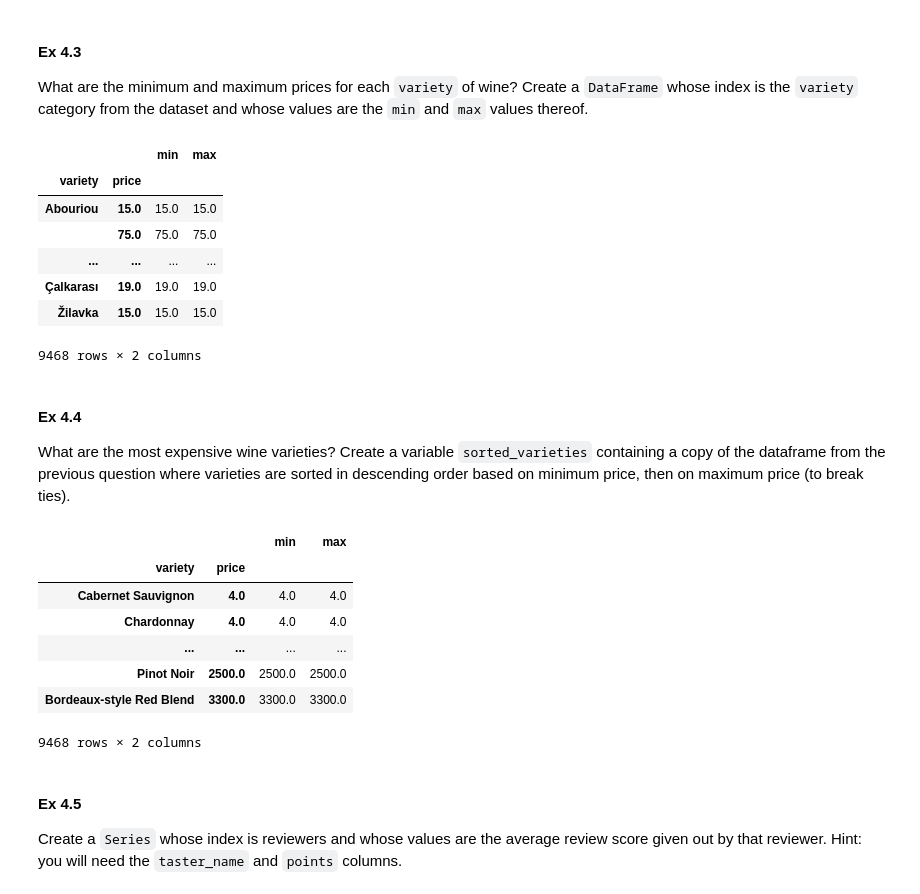
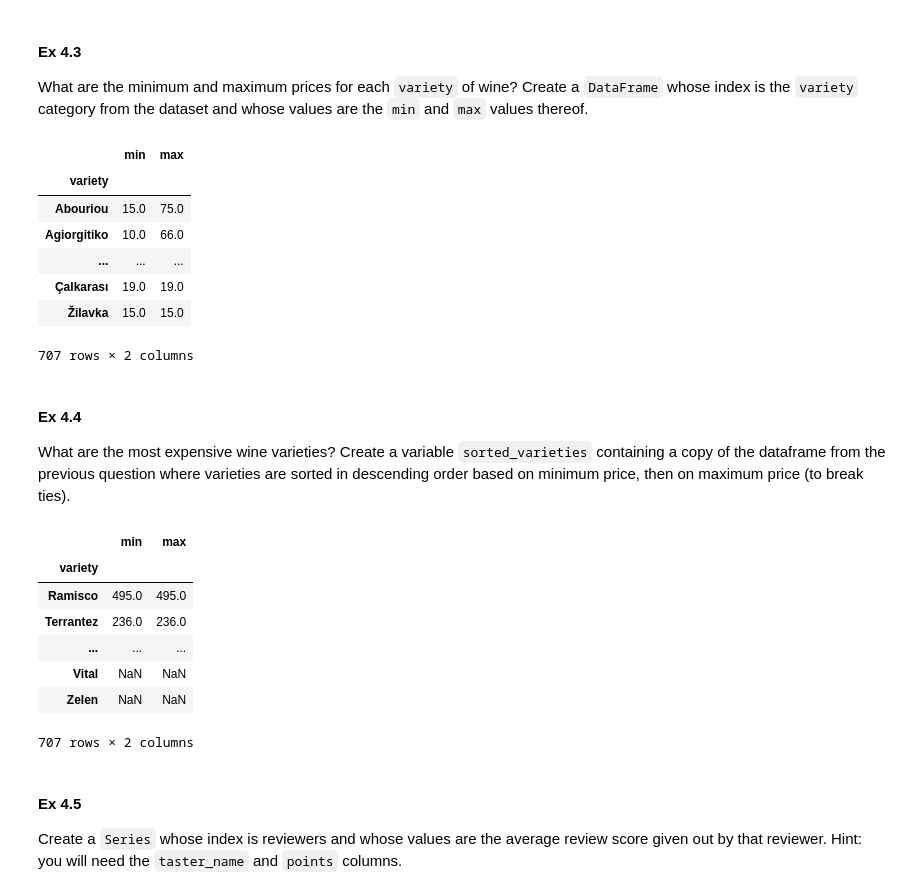
Before and after one commit to shuheng-mo/notes2021, a Jupyter notebook: notes/Modern Programming Methods/Lecture 6/lecture.ipynb, the cells around one changed output. Saved outputs shown, nothing was run; the diff lists cells and outputs as text; code cells hidden in the pictures.

```diff
--- a/notes/Modern Programming Methods/Lecture 6/lecture.ipynb
+++ b/notes/Modern Programming Methods/Lecture 6/lecture.ipynb
@@ -1134,34 +1140,34 @@ Name: points, Length: 390, dtype: int64
 What are the minimum and maximum prices for each `variety` of wine? Create a `DataFrame` whose index is the `variety` category from the dataset and whose values are the `min` and `max` values thereof.
 # %%
 ### Solution
-variety_wines = reviews.groupby(['variety','price']).price.agg(['min','max'])
+variety_wines = reviews.groupby('variety').price.agg(['min','max'])
 variety_wines
 # %% [output]
-|  |  | min | max |
-| variety | price |  |  |
-| Abouriou | 15.0 | 15.0 | 15.0 |
-|  | 75.0 | 75.0 | 75.0 |
-| ... | ... | ... | ... |
-| Çalkarası | 19.0 | 19.0 | 19.0 |
-| Žilavka | 15.0 | 15.0 | 15.0 |
+|  | min | max |
+| variety |  |  |
+| Abouriou | 15.0 | 75.0 |
+| Agiorgitiko | 10.0 | 66.0 |
+| ... | ... | ... |
+| Çalkarası | 19.0 | 19.0 |
+| Žilavka | 15.0 | 15.0 |
-9468 rows × 2 columns
+707 rows × 2 columns
 # %% [markdown]
 #### Ex 4.4
 
 What are the most expensive wine varieties? Create a variable `sorted_varieties` containing a copy of the dataframe from the previous question where varieties are sorted in descending order based on minimum price, then on maximum price (to break ties).
 # %%
 ### Solution
-sorted_varieties = variety_wines.sort_values(by=['min','max'])
+sorted_varieties = variety_wines.sort_values(by=['min','max'],ascending=False)
 sorted_varieties
 # %% [output]
-|  |  | min | max |
-| variety | price |  |  |
-| Cabernet Sauvignon | 4.0 | 4.0 | 4.0 |
-| Chardonnay | 4.0 | 4.0 | 4.0 |
-| ... | ... | ... | ... |
-| Pinot Noir | 2500.0 | 2500.0 | 2500.0 |
-| Bordeaux-style Red Blend | 3300.0 | 3300.0 | 3300.0 |
+|  | min | max |
+| variety |  |  |
+| Ramisco | 495.0 | 495.0 |
+| Terrantez | 236.0 | 236.0 |
+| ... | ... | ... |
+| Vital | NaN | NaN |
+| Zelen | NaN | NaN |
-9468 rows × 2 columns
+707 rows × 2 columns
 # %% [markdown]
 #### Ex 4.5
 
```
Also changed, not shown: parts of 23 cells of this notebook, 2 other files.
